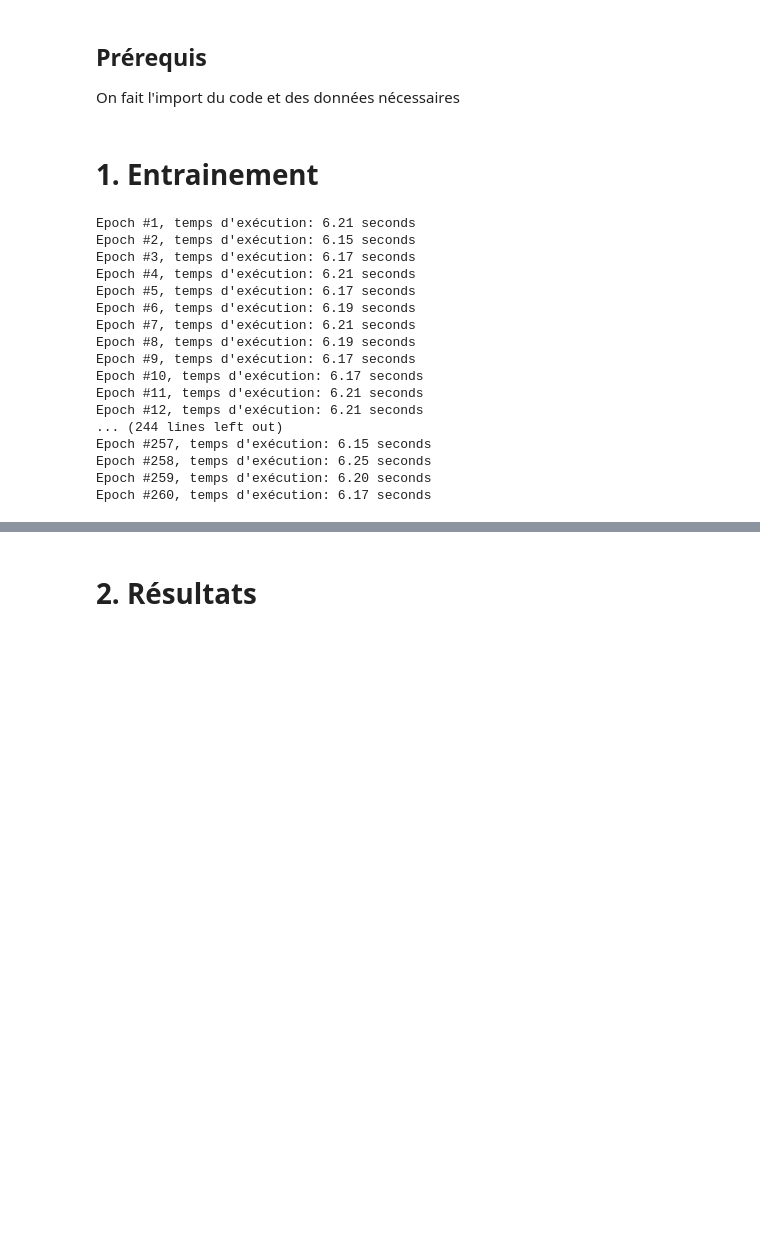
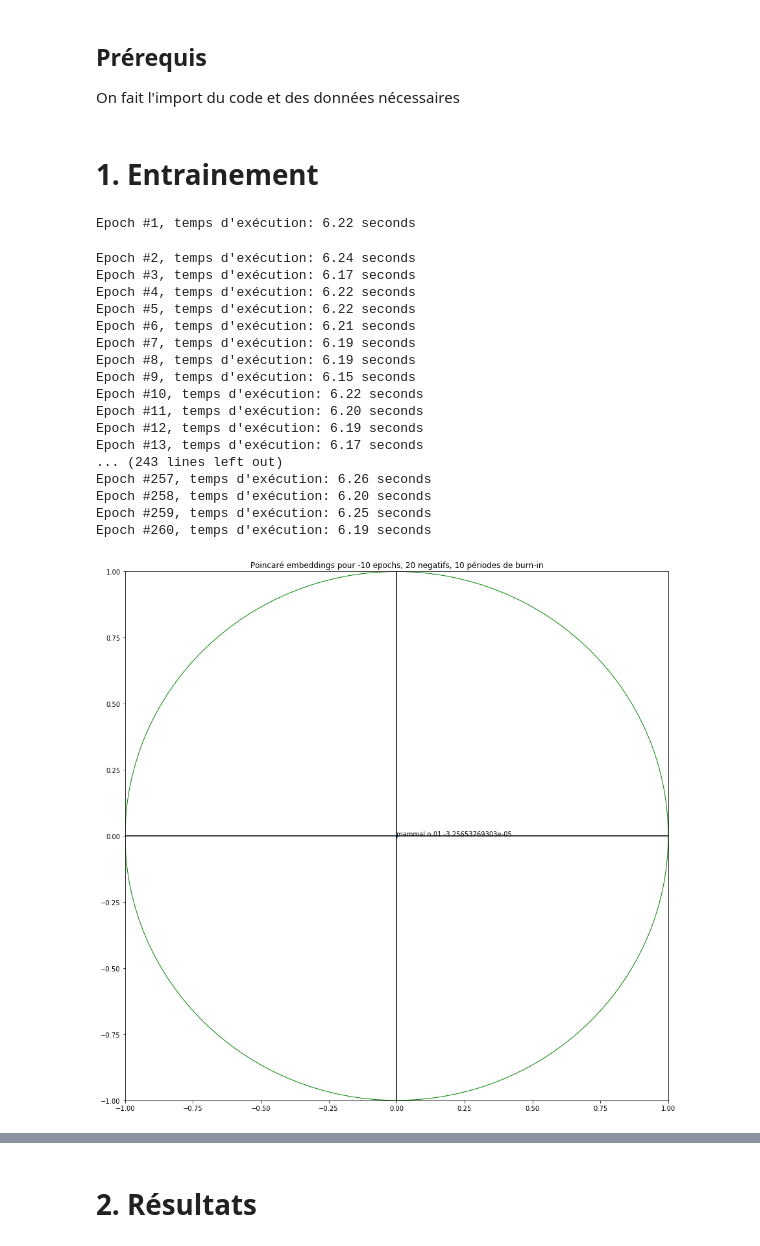
Before and after one commit to zakaryaxali/poincare_embeddings, a Jupyter notebook: notebook.ipynb, the cells around one changed output, grey strips where cells are left out. Drawn from its saved outputs; the diff is of its cells as text; code cells hidden in the pictures; blank space fills up the shorter version.

```diff
--- a/notebook.ipynb
+++ b/notebook.ipynb
@@ -80,14 +80,45 @@ def initialize_embedding(network, embedding_size):
         emb[a] = np.random.uniform(low=-gap, high=gap, size=(embedding_size,))
     return emb
 # %%
-def get_vocabulary(network):
-    vocab = list(emb.keys())
+def get_vocabulary(network, embeddings):
+    vocab = list(embeddings.keys())
     vocab_weights = np.zeros(len(vocab))
     for key in network:
         for u in network[key]:
             vocab_weights[vocab.index(u)]+=1
     vocab_weights = vocab_weights / np.sum(vocab_weights)
     return vocab, vocab_weights
+# %%
+def plot_poincare_embeddings(emb, epochs, save=True, show=False):
+    fig=plt.figure(figsize=(15,15))
+    names = []
+    positions_x = []
+    positions_y = []
+    for key in emb:
+        names.append(key)
+        positions_x.append(emb[key][0])
+        positions_y.append(emb[key][1])
+
+    plt.scatter(positions_x,positions_y, s=1)
+    k=1
+    plt.text(positions_x[k], positions_y[k], names[k] + " " + str(positions_x[k]), fontsize=10)
+
+    circle = plt.Circle((0, 0), 1, color='g',fill=False)
+
+    plt.axis([-1,1,-1,1])
+    ax=fig.add_subplot(1,1,1)
+    ax.add_patch(circle)
+    plt.axhline(y=0, color='k')
+    plt.axvline(x=0, color='k')
+    plt.title("Poincaré embeddings pour " + str(epochs - nb_burn_in) + " epochs, "
+              + str(num_negs) + " negatifs, "
+             + str(nb_burn_in) + " périodes de burn-in")
+
+    if save:
+        plt.savefig('poincaré_embeddings_epochs_' + str(epochs - nb_burn_in) + '.png')
+
+    if show:
+        plt.show()
 # %% [markdown]
 # 1. Entrainement
 # %%
@@ -115,19 +144,21 @@ vocab, vocab_weights = get_vocabulary(network)
 # %%
 # random.shuffle(vocab)
+emb = initialize_embedding(network, embedding_size)# embedding of nodes of network
+
+vocab, vocab_weights = get_vocabulary(network, emb)
 
 # On ajoute les noeuds non connectés
 for a in emb:
     if not a in network:
         network[a] = []
 
-emb = initialize_embedding(network, embedding_size)# embedding of nodes of network
 
 last_time = time.time()
 for epoch in range(num_epochs+nb_burn_in):
     if epoch < nb_burn_in:
         learning_rate = learning_rate_burn_in
     else:
-        learning_rate = lr
+        learning_rate = lr#/(epoch - nb_burn_in + 1)
     for u in vocab:
         if not network[u]: # une node
             continue
@@ -160,47 +191,51 @@ for epoch in range(num_epochs+nb_burn_in):
 #         loss = -dist_p_u_v - np.log(loss_den)
 
         # derivative of loss wrt positive relation [d(u, v)]
         der_negs = []
         # derivative of loss wrt negative relation [d(u, v')]
         for dist_neg in dist_negs:
             der_negs.append(np.exp(-1*dist_neg)/(loss_den))
         # derivative of loss wrt pos1
         der_p_u = deriv_poincare_theta(emb[u], emb[v], gamma_u_v)
         # derivative of loss wrt pos2
         der_p_v = deriv_poincare_theta(emb[v], emb[u], gamma_u_v)
 
         der_negs_final = []
         for (der_neg, neg, gamma_u_neg) in list(zip(der_negs, negs, gamma_u_negs)):
             # derivative of loss wrt second element of the pair in neg
             der_neg1 = der_neg * deriv_poincare_theta(emb[neg], emb[u], gamma_u_neg)
             # derivative of loss wrt first element of the pair in neg
             der_neg0 = der_neg * deriv_poincare_theta(emb[u], emb[neg], gamma_u_neg)
             der_negs_final.append([der_neg0, der_neg1])
 
         # update embeddings now
         emb[u] = update(emb[u], der_p_u, learning_rate)
         emb[v] = update(emb[v], der_p_v, learning_rate)
         for (neg, der_neg) in list(zip(negs, der_negs_final)):
             emb[u] = update(emb[u], -1*der_neg[0], learning_rate)
             emb[neg] = update(emb[neg], -1*der_neg[1], learning_rate)
     print('Epoch #%d, temps d\'exécution: %.2f seconds' % (epoch + 1, time.time() - last_time))
+    if(epoch%100 == 0 and embedding_size == 2):
+        plot_poincare_embeddings(emb, epoch, save=True, show=False)
     last_time = time.time()
 pickle.dump(emb, open('data/train.pickle', 'wb'))
 # %% [output]
-Epoch #1, temps d'exécution: 6.21 seconds
-Epoch #2, temps d'exécution: 6.15 seconds
-Epoch #3, temps d'exécution: 6.17 seconds
-Epoch #4, temps d'exécution: 6.21 seconds
-Epoch #5, temps d'exécution: 6.17 seconds
-Epoch #6, temps d'exécution: 6.19 seconds
-Epoch #7, temps d'exécution: 6.21 seconds
-Epoch #8, temps d'exécution: 6.19 seconds
-Epoch #9, temps d'exécution: 6.17 seconds
-Epoch #10, temps d'exécution: 6.17 seconds
-Epoch #11, temps d'exécution: 6.21 seconds
-Epoch #12, temps d'exécution: 6.21 seconds
-... (244 lines left out)
-Epoch #257, temps d'exécution: 6.15 seconds
-Epoch #258, temps d'exécution: 6.25 seconds
-Epoch #259, temps d'exécution: 6.20 seconds
-Epoch #260, temps d'exécution: 6.17 seconds
+Epoch #1, temps d'exécution: 6.22 seconds
+Epoch #2, temps d'exécution: 6.24 seconds
+Epoch #3, temps d'exécution: 6.17 seconds
+Epoch #4, temps d'exécution: 6.22 seconds
+Epoch #5, temps d'exécution: 6.22 seconds
+Epoch #6, temps d'exécution: 6.21 seconds
+Epoch #7, temps d'exécution: 6.19 seconds
+Epoch #8, temps d'exécution: 6.19 seconds
+Epoch #9, temps d'exécution: 6.15 seconds
+Epoch #10, temps d'exécution: 6.22 seconds
+Epoch #11, temps d'exécution: 6.20 seconds
+Epoch #12, temps d'exécution: 6.19 seconds
+Epoch #13, temps d'exécution: 6.17 seconds
+... (243 lines left out)
+Epoch #257, temps d'exécution: 6.26 seconds
+Epoch #258, temps d'exécution: 6.20 seconds
+Epoch #259, temps d'exécution: 6.25 seconds
+Epoch #260, temps d'exécution: 6.19 seconds
+[figure, added]
```
Also changed, not shown: parts of 11 cells of this notebook, 8 other files.
